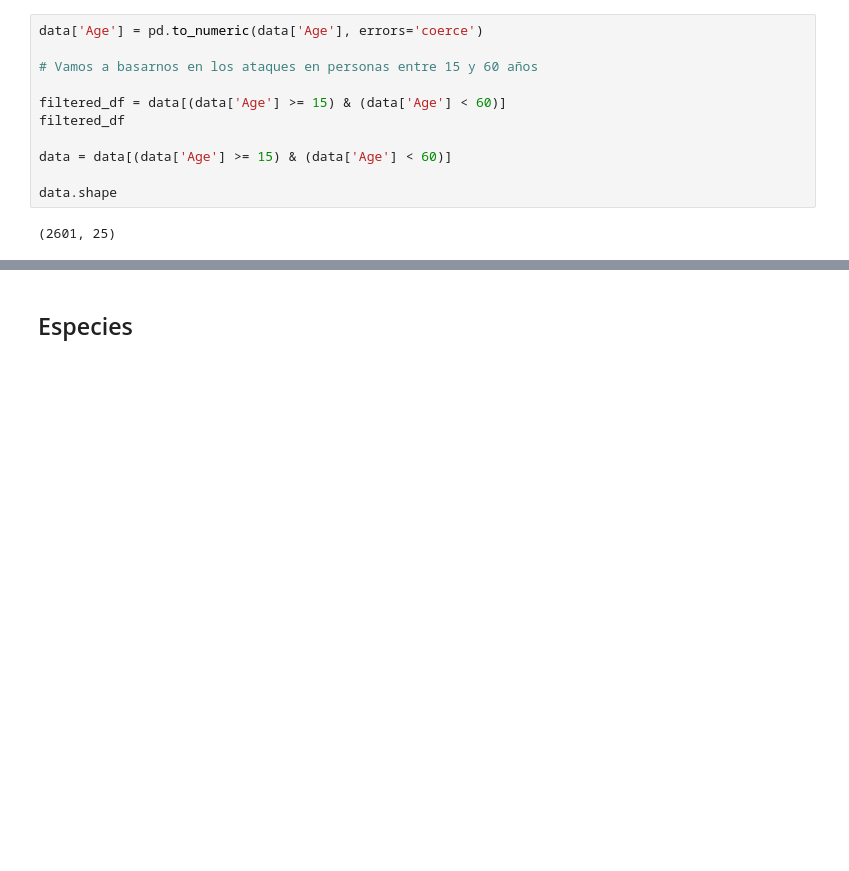
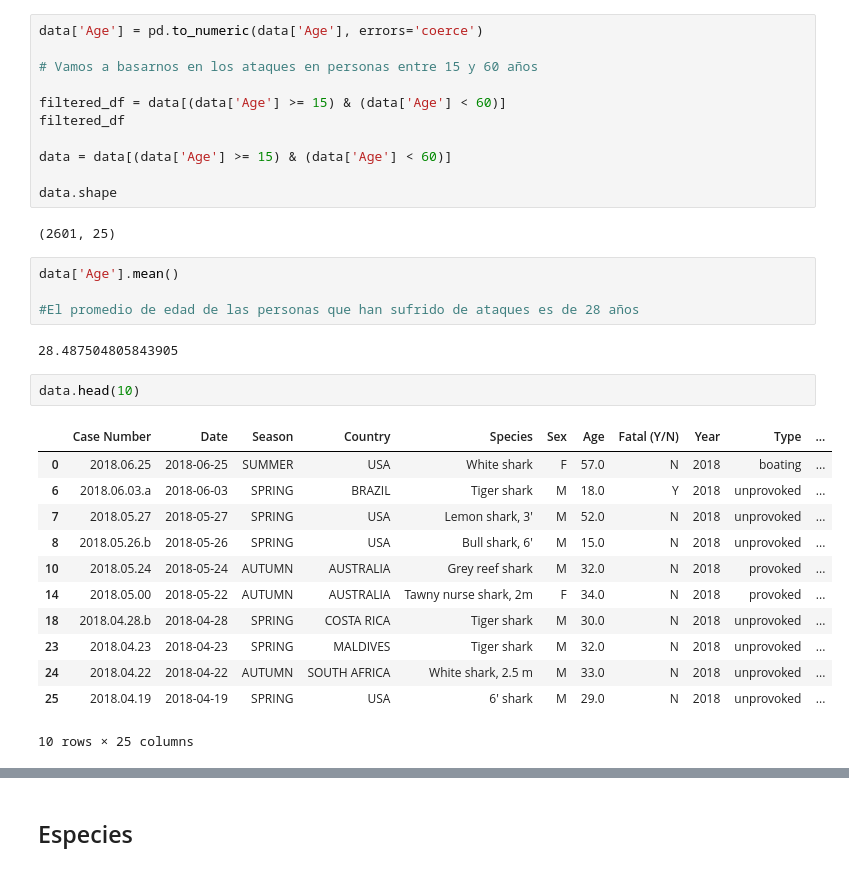
Before and after one commit to Christelllameda/Proyecto-Nro-1, a Jupyter notebook: Resolución de proyecto.ipynb, the cells around one changed output, grey strips where cells are left out. Drawn from its saved outputs; the diff is of its cells as text; blank space fills up the shorter version.

```diff
--- a/Resolución de proyecto.ipynb
+++ b/Resolución de proyecto.ipynb
@@ -773,3 +767,24 @@ data = data[(data['Age'] >= 15) & (data['Age'] < 60)]
 data.shape
 # %% [output]
 (2601, 25)
+# %%
+data['Age'].mean()
+
+#El promedio de edad de las personas que han sufrido de ataques es de 28 años
+# %% [output]
+28.487504805843905
+# %%
+data.head(10)
+# %% [output]
+|  | Case Number | Date | Season | Country | Species | Sex | Age | Fatal (Y/N) | Year | Type | ... |
+| 0 | 2018.06.25 | 2018-06-25 | SUMMER | USA | White shark | F | 57.0 | N | 2018 | boating | ... |
+| 6 | 2018.06.03.a | 2018-06-03 | SPRING | BRAZIL | Tiger shark | M | 18.0 | Y | 2018 | unprovoked | ... |
+| 7 | 2018.05.27 | 2018-05-27 | SPRING | USA | Lemon shark, 3' | M | 52.0 | N | 2018 | unprovoked | ... |
+| 8 | 2018.05.26.b | 2018-05-26 | SPRING | USA | Bull shark, 6' | M | 15.0 | N | 2018 | unprovoked | ... |
+| 10 | 2018.05.24 | 2018-05-24 | AUTUMN | AUSTRALIA | Grey reef shark | M | 32.0 | N | 2018 | provoked | ... |
+| 14 | 2018.05.00 | 2018-05-22 | AUTUMN | AUSTRALIA | Tawny nurse shark, 2m | F | 34.0 | N | 2018 | provoked | ... |
+| 18 | 2018.04.28.b | 2018-04-28 | SPRING | COSTA RICA | Tiger shark | M | 30.0 | N | 2018 | unprovoked | ... |
+| 23 | 2018.04.23 | 2018-04-23 | SPRING | MALDIVES | Tiger shark | M | 32.0 | N | 2018 | unprovoked | ... |
+| 24 | 2018.04.22 | 2018-04-22 | AUTUMN | SOUTH AFRICA | White shark, 2.5 m | M | 33.0 | N | 2018 | unprovoked | ... |
+| 25 | 2018.04.19 | 2018-04-19 | SPRING | USA | 6' shark | M | 29.0 | N | 2018 | unprovoked | ... |
+10 rows × 25 columns
```
Also changed, not shown: parts of 9 cells of this notebook, 1 other file.
